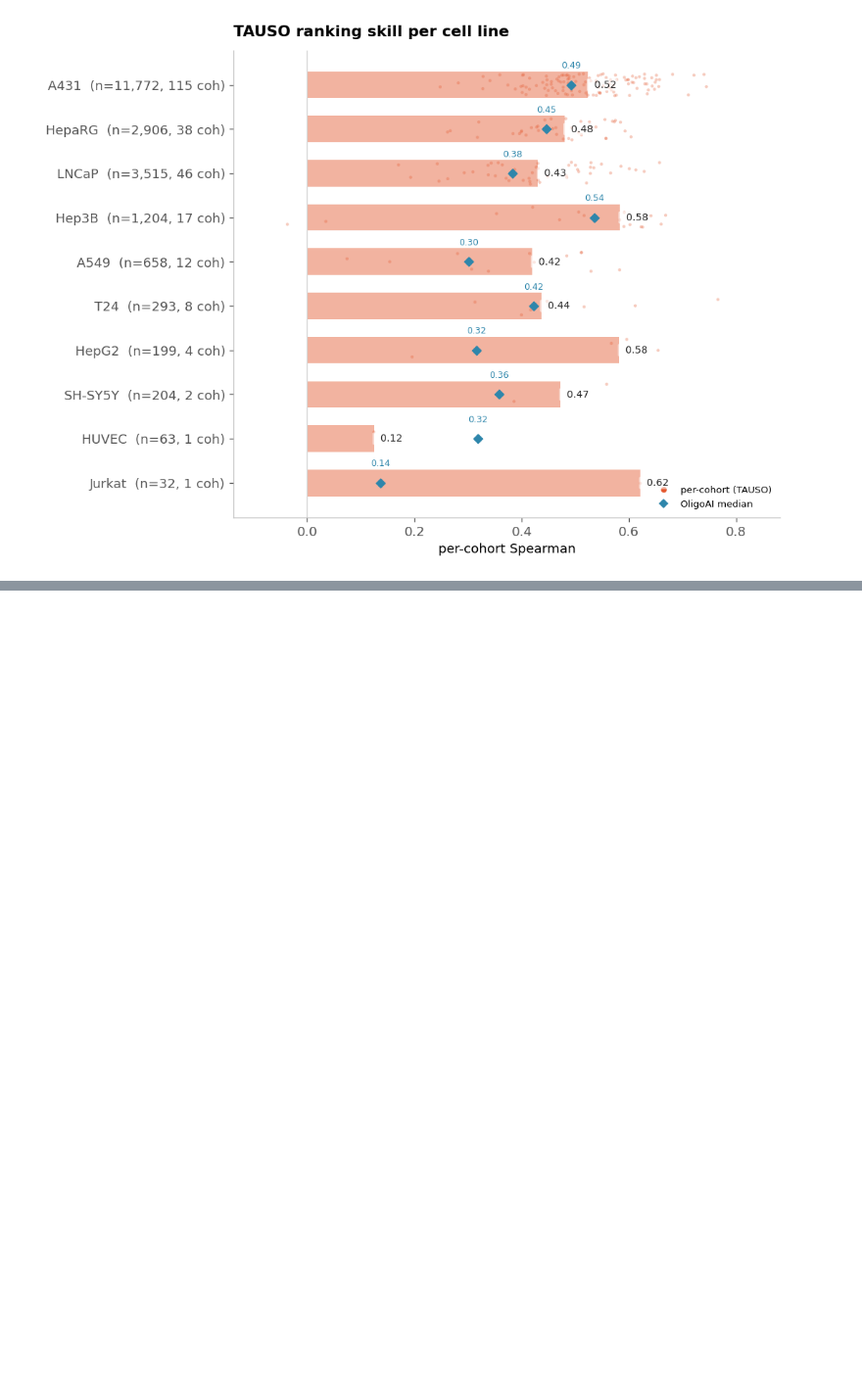
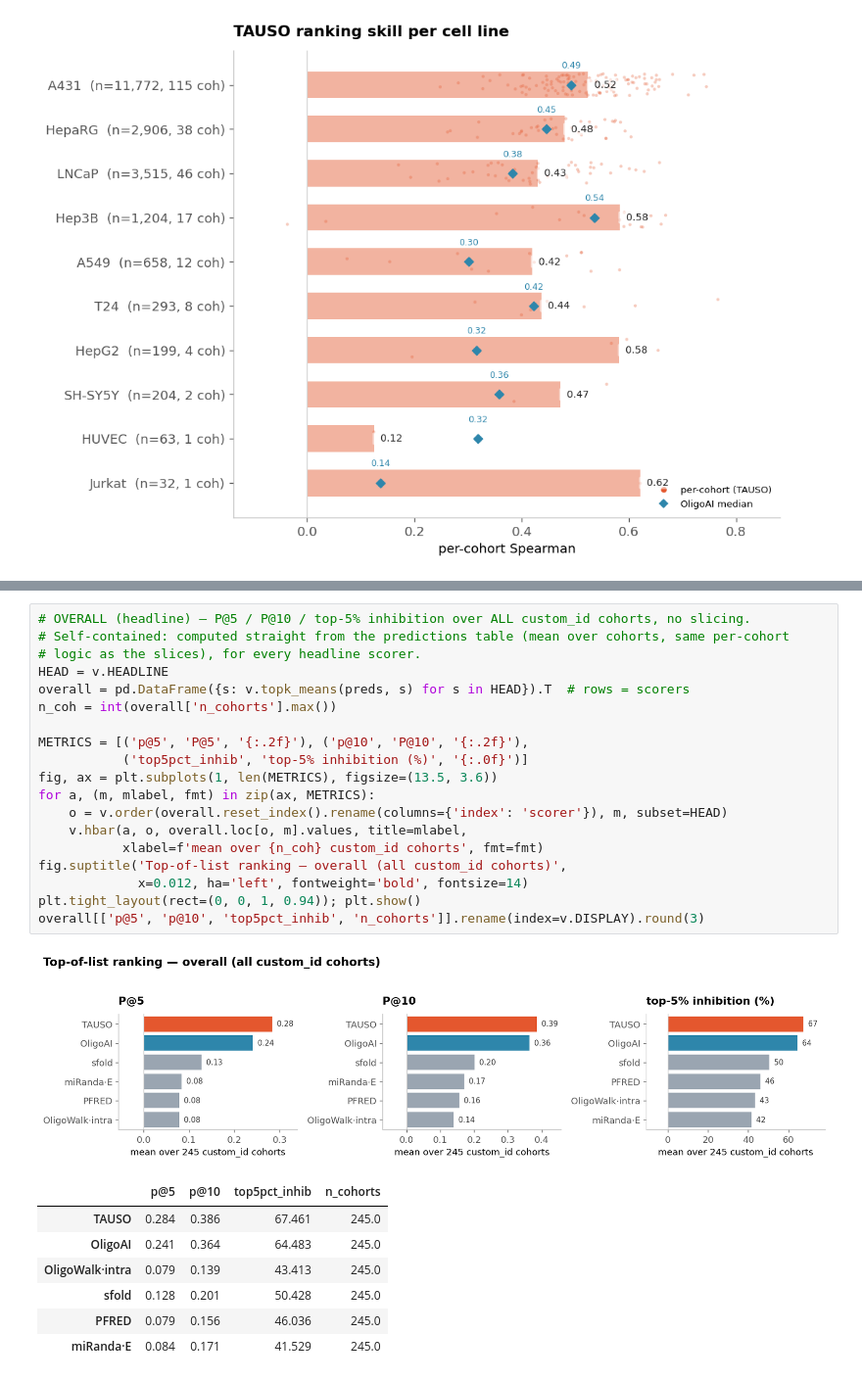
Before and after one commit to RedPenguin100/TAUSO, a Jupyter notebook: notebooks/graphs/models/breakdowns.ipynb, the cells around one changed output, grey strips where cells are left out. Shown at 98% size. Saved outputs shown, nothing was run; the diff lists cells and outputs as text; blank space fills up the shorter version.

```diff
--- a/notebooks/graphs/models/breakdowns.ipynb
+++ b/notebooks/graphs/models/breakdowns.ipynb
@@ -116,0 +131,28 @@ Aggregates (patent-weighted over cell lines with n≥200):
+# %%
+# OVERALL (headline) — P@5 / P@10 / top-5% inhibition over ALL custom_id cohorts, no slicing.
+# Self-contained: computed straight from the predictions table (mean over cohorts, same per-cohort
+# logic as the slices), for every headline scorer.
+HEAD = v.HEADLINE
+overall = pd.DataFrame({s: v.topk_means(preds, s) for s in HEAD}).T  # rows = scorers
+n_coh = int(overall['n_cohorts'].max())
+
+METRICS = [('p@5', 'P@5', '{:.2f}'), ('p@10', 'P@10', '{:.2f}'),
+           ('top5pct_inhib', 'top-5% inhibition (%)', '{:.0f}')]
+fig, ax = plt.subplots(1, len(METRICS), figsize=(13.5, 3.6))
+for a, (m, mlabel, fmt) in zip(ax, METRICS):
+    o = v.order(overall.reset_index().rename(columns={'index': 'scorer'}), m, subset=HEAD)
+    v.hbar(a, o, overall.loc[o, m].values, title=mlabel,
+           xlabel=f'mean over {n_coh} custom_id cohorts', fmt=fmt)
+fig.suptitle('Top-of-list ranking — overall (all custom_id cohorts)',
+             x=0.012, ha='left', fontweight='bold', fontsize=14)
+plt.tight_layout(rect=(0, 0, 1, 0.94)); plt.show()
+overall[['p@5', 'p@10', 'top5pct_inhib', 'n_cohorts']].rename(index=v.DISPLAY).round(3)
+# %% [output]
+[figure, added]
+|  | p@5 | p@10 | top5pct_inhib | n_cohorts |
+| TAUSO | 0.284 | 0.386 | 67.461 | 245.0 |
+| OligoAI | 0.241 | 0.364 | 64.483 | 245.0 |
+| OligoWalk·intra | 0.079 | 0.139 | 43.413 | 245.0 |
+| sfold | 0.128 | 0.201 | 50.428 | 245.0 |
+| PFRED | 0.079 | 0.156 | 46.036 | 245.0 |
+| miRanda·E | 0.084 | 0.171 | 41.529 | 245.0 |
```
Also changed, not shown: parts of 7 cells of this notebook, 4 other files.
